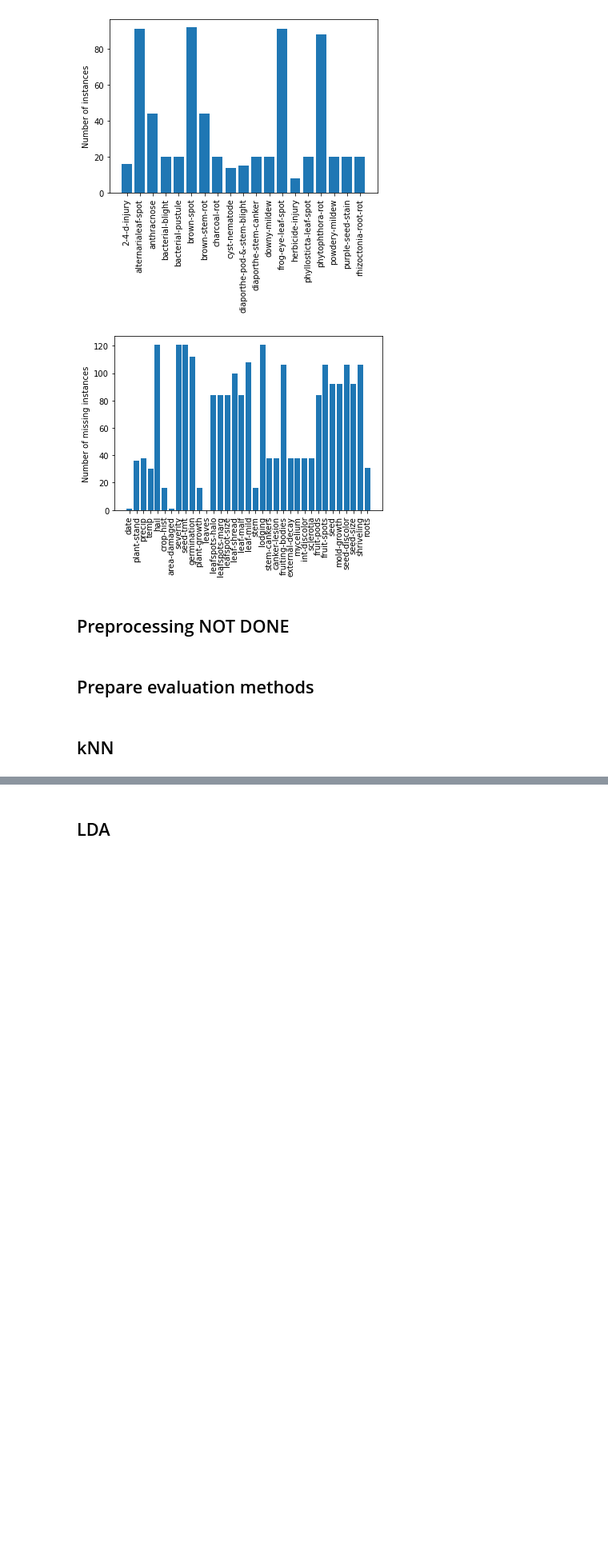
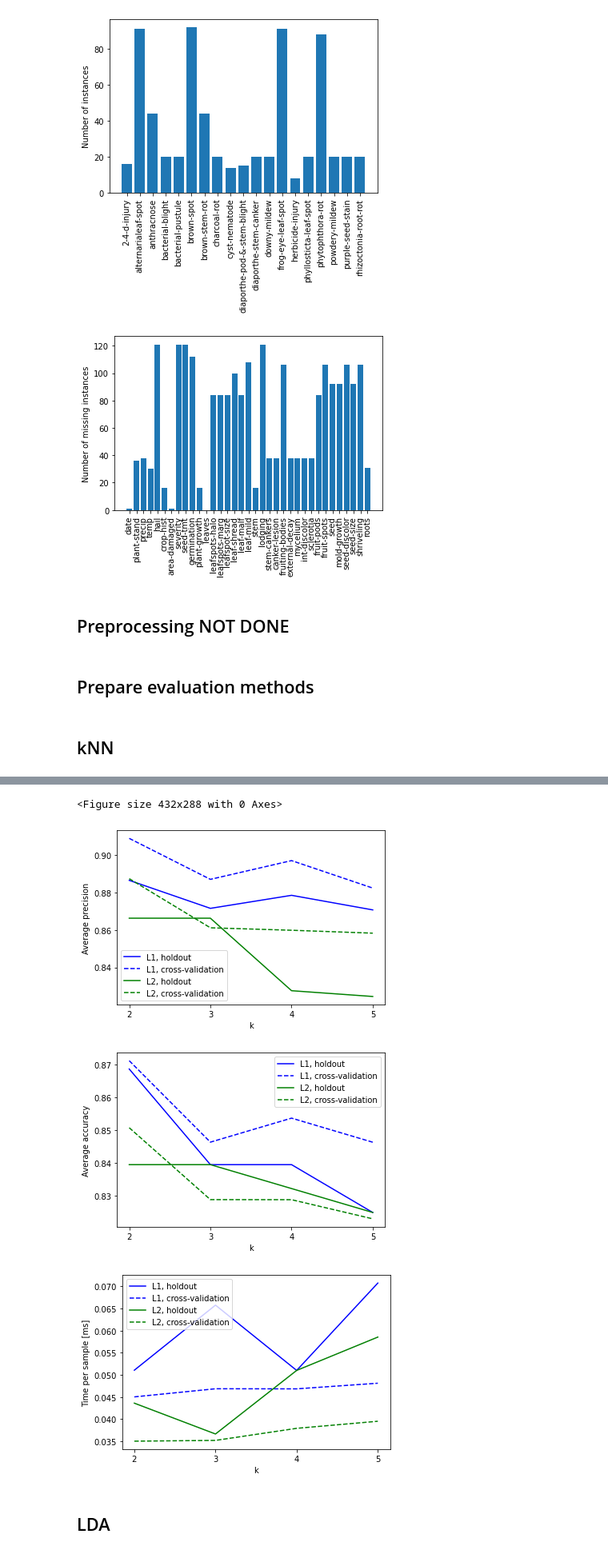
Before and after one commit to Erik-Lundell/MachineLearning1, a Jupyter notebook: soybeans.ipynb, the cells around one changed output, grey strips where cells are left out. Shown at 80% size. Saved outputs shown, nothing was run; the diff lists cells and outputs as text; code cells hidden in the pictures; blank space fills up the shorter version.

```diff
--- a/soybeans.ipynb
+++ b/soybeans.ipynb
@@ -179,14 +182,13 @@ def evaluateModelFromDataset(model, X_train, Y_train, X_test, Y_test):
 
     delta = (time.time()-start)/len(Y_test)*1000
 
+    # zero_division is set to zero because cross-validation causes some test samples to have zero examples for some classes.
+    # This means that our scores seem worse than they are.
+    report = skl.metrics.classification_report(Y_test,Y_pred, output_dict=True, zero_division=0)
 
-    report = skl.metrics.classification_report(Y_test,Y_pred)
-    print(report)
-
-    report = skl.metrics.classification_report(Y_test,Y_pred, output_dict=True)
 
     #Reports precision of phishing links, total accuracy and the time delta fitting and classifying took per test sample (ms)
-    return report['1.0']['precision'], report['accuracy'], delta
+    return report['weighted avg']['precision'], report['accuracy'], delta
 
 def evaluateModel(model, do_print = True):
 
@@ -211,8 +213,8 @@ def evaluateModel(model, do_print = True):
         report_time.append(rep[2])
 
     if(do_print):
-        print(f"Holdout precision: {holdout_rep[0]}, accuracy: {holdout_rep[1]}")
-        print(f"Cross-evaluation average precision: {np.mean(report_precision)}, std: {np.std(report_precision)}")
+        print(f"Holdout weighted average recall: {holdout_rep[0]}, accuracy: {holdout_rep[1]}")
+        print(f"Cross-evaluation average recall: {np.mean(report_precision)}, std: {np.std(report_precision)}")
         print(f"Cross-evaluation average accuracy: {np.mean(report_accuracy)}, std: {np.std(report_accuracy)}")
         print(f"Holdout time: {holdout_rep[2]}, cross-evaluation mean time: {np.mean(report_time)}, std: {np.std(report_time)}")
     return [holdout_rep[0], np.mean(report_precision)], [holdout_rep[1], np.mean(report_accuracy)], [holdout_rep[2], np.mean(report_time)]
@@ -247,5 +246,61 @@ Holdout time: 0.05832727808151802, cross-evaluation mean time: 0.046799396844112
 # %%
 #Plot kNN
+# plot kNN-findings
+
+precisionsT = np.transpose(precisions)
+accuraciesT = np.transpose(accuracies)
+timesT = np.transpose(times)
+
+#order: holdout L1, cross L1, holdout L2, cross L2
+colorScheme = ['b-','b--','g-', 'g--']
+legends = ["L1, holdout", "L1, cross-validation", "L2, holdout", "L2, cross-validation"]
+
+plt.figure(0)
+ax = plt.figure().gca()
+ax.xaxis.get_major_locator().set_params(integer=True)
+
+for i in range(len(precisionsT)):
+    plt.plot(ks, precisionsT[i],colorScheme[i])
+
+plt.xlabel('k')
+plt.ylabel('Average precision')
+plt.legend(legends, loc = "lower left")
+
+#plt.ylim([0.9,1])
+
+plt.savefig("ex1-plots/soybeans/kNNrecall.png")
+
+plt.figure(1)
+ax = plt.figure().gca()
+ax.xaxis.get_major_locator().set_params(integer=True)
+
+for i in range(len(accuraciesT)):
+    plt.plot(ks, accuraciesT[i],colorScheme[i])
+
+plt.xlabel('k')
+plt.ylabel('Average accuracy')
+plt.legend(legends, loc = "upper right")
+#plt.ylim([0.9,1])
+
+plt.savefig("ex1-plots/soybeans/kNNaccuracy")
+
+plt.figure(2)
+ax = plt.figure().gca()
+ax.xaxis.get_major_locator().set_params(integer=True)
+
+for i in range(len(timesT)):
+    plt.plot(ks, timesT[i],colorScheme[i])
+
+plt.xlabel('k')
+plt.ylabel('Time per sample [ms]')
+plt.legend(legends, loc = "upper left")
+
+plt.savefig("ex1-plots/soybeans/kNNtime")
+# %% [output]
+<Figure size 432x288 with 0 Axes>
+[figure, added]
+[figure, added]
+[figure, added]
 # %% [markdown]
 ## LDA
 # %%
```
Also changed, not shown: parts of 6 cells of this notebook, 15 other files.
